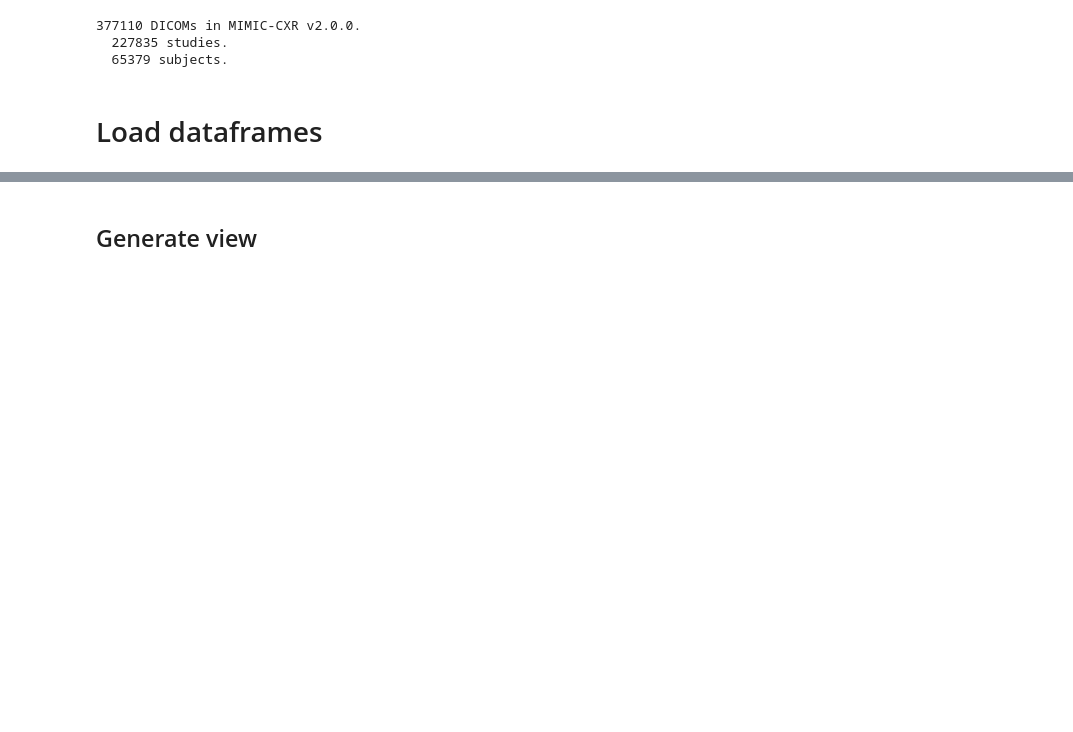
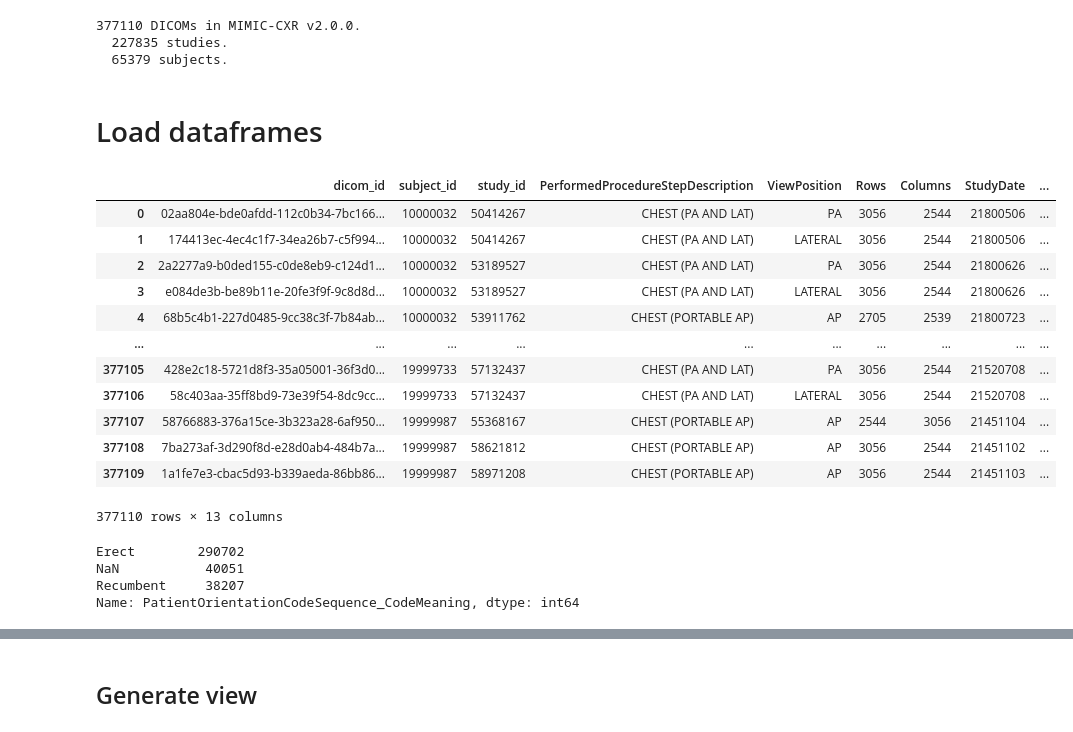
Before and after one commit to ronboxer17/MAE-MIMIC-CXR, a Jupyter notebook: notebooks/data_eda.ipynb, the cells around one changed output, grey strips where cells are left out. Saved outputs shown, nothing was run; the diff lists cells and outputs as text; code cells hidden in the pictures; blank space fills up the shorter version.

```diff
--- a/notebooks/data_eda.ipynb
+++ b/notebooks/data_eda.ipynb
@@ -32,3 +31,28 @@ dicoms = set(df['dicom_id'].tolist())
 # %%
 df_split = pd.read_csv(SPLIT_PATH)
 df_metadata = pd.read_csv(METADATA_PATH)
+# %%
+df_metadata
+# %% [output]
+|  | dicom_id | subject_id | study_id | PerformedProcedureStepDescription | ViewPosition | Rows | Columns | StudyDate | ... |
+| 0 | 02aa804e-bde0afdd-112c0b34-7bc166... | 10000032 | 50414267 | CHEST (PA AND LAT) | PA | 3056 | 2544 | 21800506 | ... |
+| 1 | 174413ec-4ec4c1f7-34ea26b7-c5f994... | 10000032 | 50414267 | CHEST (PA AND LAT) | LATERAL | 3056 | 2544 | 21800506 | ... |
+| 2 | 2a2277a9-b0ded155-c0de8eb9-c124d1... | 10000032 | 53189527 | CHEST (PA AND LAT) | PA | 3056 | 2544 | 21800626 | ... |
+| 3 | e084de3b-be89b11e-20fe3f9f-9c8d8d... | 10000032 | 53189527 | CHEST (PA AND LAT) | LATERAL | 3056 | 2544 | 21800626 | ... |
+| 4 | 68b5c4b1-227d0485-9cc38c3f-7b84ab... | 10000032 | 53911762 | CHEST (PORTABLE AP) | AP | 2705 | 2539 | 21800723 | ... |
+| ... | ... | ... | ... | ... | ... | ... | ... | ... | ... |
+| 377105 | 428e2c18-5721d8f3-35a05001-36f3d0... | 19999733 | 57132437 | CHEST (PA AND LAT) | PA | 3056 | 2544 | 21520708 | ... |
+| 377106 | 58c403aa-35ff8bd9-73e39f54-8dc9cc... | 19999733 | 57132437 | CHEST (PA AND LAT) | LATERAL | 3056 | 2544 | 21520708 | ... |
+| 377107 | 58766883-376a15ce-3b323a28-6af950... | 19999987 | 55368167 | CHEST (PORTABLE AP) | AP | 2544 | 3056 | 21451104 | ... |
+| 377108 | 7ba273af-3d290f8d-e28d0ab4-484b7a... | 19999987 | 58621812 | CHEST (PORTABLE AP) | AP | 3056 | 2544 | 21451102 | ... |
+| 377109 | 1a1fe7e3-cbac5d93-b339aeda-86bb86... | 19999987 | 58971208 | CHEST (PORTABLE AP) | AP | 3056 | 2544 | 21451103 | ... |
+377110 rows × 13 columns
+# %%
+df = df_metadata.merge(df_split, on='dicom_id')
+df = df[df.split == 'train']
+df['PatientOrientationCodeSequence_CodeMeaning'].value_counts(dropna=False)
+# %% [output]
+Erect        290702
+NaN           40051
+Recumbent     38207
+Name: PatientOrientationCodeSequence_CodeMeaning, dtype: int64
```
Also changed, not shown: parts of 6 cells of this notebook.
